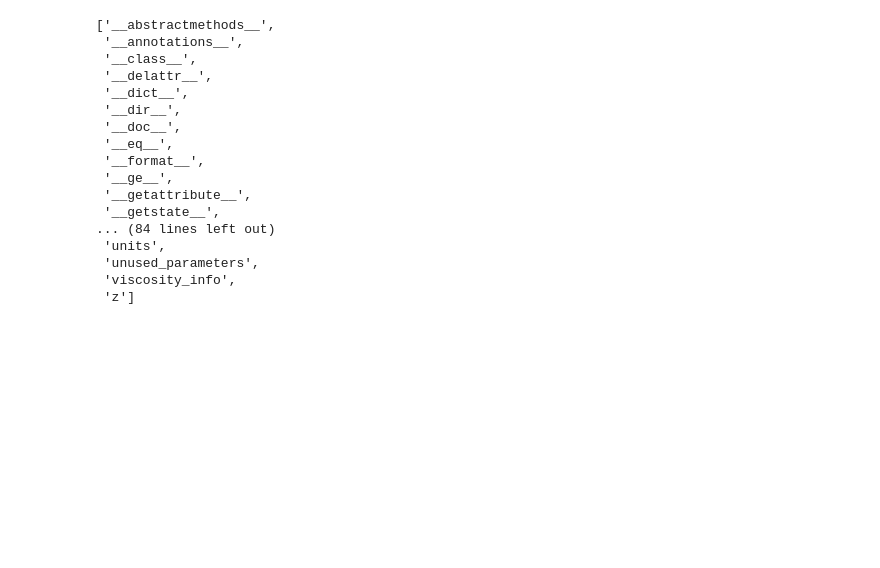
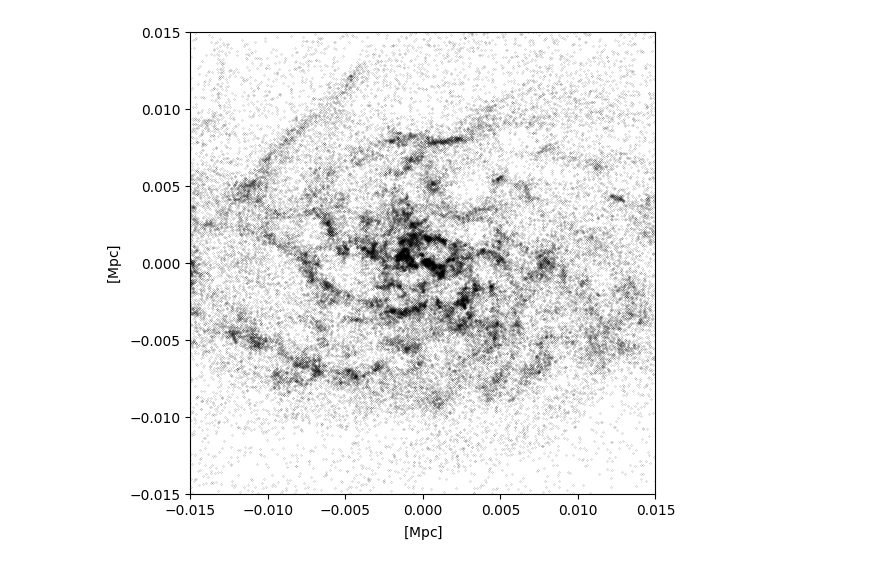
Before and after one commit to jgmcgregor/colibre_dispersions, a Jupyter notebook: image_testing.ipynb, the cells around one changed output. Saved outputs shown, nothing was run; the diff lists cells and outputs as text; code cells hidden in the pictures; blank space fills up the shorter version.

```diff
--- a/image_testing.ipynb
+++ b/image_testing.ipynb
@@ -87,20 +11,0 @@ dir(file)
-# %%
-dir(file.metadata)
-# %% [output]
-['__abstractmethods__',
- '__annotations__',
- '__class__',
- '__delattr__',
- '__dict__',
- '__dir__',
- '__doc__',
- '__eq__',
- '__format__',
- '__ge__',
- '__getattribute__',
- '__getstate__',
-... (84 lines left out)
- 'units',
- 'unused_parameters',
- 'viscosity_info',
- 'z']
@@ -106,0 +22,43 @@ dir(file.metadata)
+# %%
+colibre_base_path = "/mnt/su3-pro/colibre/"
+simulation_dir = "L0025N0752/THERMAL_AGN"
+
+soap_path_z05 = "SOAP/halo_properties_0098.hdf5"
+soap_catalogue_file_z05 = os.path.join(colibre_base_path, simulation_dir, soap_path_z05)
+virtual_snapshot_path_z05 = "SOAP/colibre_with_SOAP_membership_0098.hdf5"
+virtual_snapshot_file_z05 = os.path.join(colibre_base_path, simulation_dir, virtual_snapshot_path_z05)
+
+ID_z05 = 16240
+
+
+sg05 = SWIFTGalaxy(
+    virtual_snapshot_file_z05,
+    SOAP(
+        soap_catalogue_file_z05,
+        soap_index=ID_z05
+    ),
+)
+
+Lstars = sg05.halo_catalogue.exclusive_sphere_30kpc.angular_momentum_stars.squeeze() #10kpc, 30kpc?
+zhat = (Lstars / np.sqrt(np.sum(Lstars**2))).to_value(
+    unyt.dimensionless
+)  # we'll align L with the z-axis
+arb = np.ones(3) / np.sqrt(
+    3
+)  # we have one degree of freedom, we'll fix it by projecting onto an arbitrarily chosen vector
+xvec = arb - arb.dot(zhat) * zhat
+xhat = xvec / np.sum(xvec**2)
+yhat = np.cross(zhat, xhat)  # orthogonal, right-handed and normalized
+rotmat = np.vstack((xhat, yhat, zhat))
+sg05.rotate(Rotation.from_matrix(rotmat)) # hopefully this puts the galaxy face-on
+# %%
+unyt.matplotlib_support.label_style = '[]'
+with unyt.matplotlib_support:
+    fig,ax = plt.subplots(1,1,figsize=(6,6))
+    ax.scatter(sg05.gas.coordinates[:,0], sg05.gas.coordinates[:,1],c='k',s=0.01)
+    ax.set_xlim([-0.015,0.015])
+    ax.set_ylim([-0.015,0.015])
+
+    plt.show()
+# %% [output]
+[figure, added]
```
Also changed, not shown: parts of 17 cells of this notebook, 2 other files.
